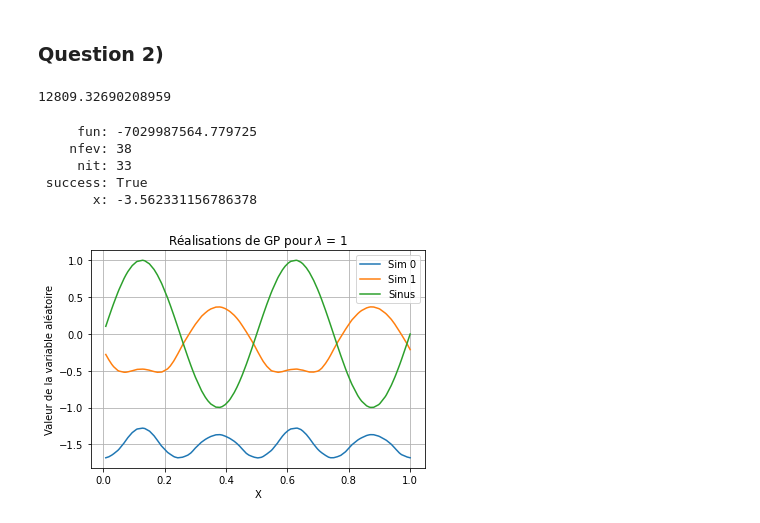
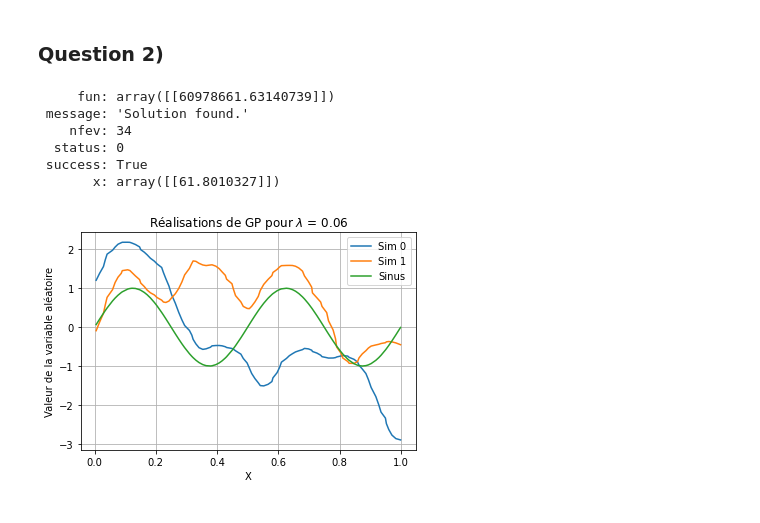
Before and after one commit to arthurviens/Estimation_GaussianProcess_MCMC_Project, a Jupyter notebook: prob2/pb2.ipynb, the cells around one changed output. Saved outputs shown, nothing was run; the diff lists cells and outputs as text; code cells hidden in the pictures.

```diff
--- a/prob2/pb2.ipynb
+++ b/prob2/pb2.ipynb
@@ -48,20 +48,38 @@ simulGP_gauss(X, 100, lbda)
 #X = np.linspace(0, 1, N)
 Z = np.sin(4 * np.pi * draw_uniform_in_intervals(N))
 #lbda=0.05
-# %%
-logf(lbda, X, Z, N)
-# %% [output]
-12809.32690208959
 # %%
-minimize_scalar(logf, args=(X, Z, N))
+minimize_scalar(neglikelihood, args=(X, Z), method="bounded", bounds=[1e-7, 100])
 # %% [output]
-     fun: -7029987564.779725
-    nfev: 38
-     nit: 33
+     fun: array([[60978661.63140739]])
+ message: 'Solution found.'
+    nfev: 34
+  status: 0
  success: True
-       x: -3.562331156786378
+       x: array([[61.8010327]])
+# %%
+def simulGP_sin(X, N, lbda):
+    X_random = draw_uniform_in_intervals(N)
+    Xsin = np.sin(4*np.pi*X_random)
+    sigma = sigmaKov(X, X, lbda)
+    L = np.linalg.cholesky(sigma)
+    #Lt = L.T
+    fig, ax = plt.subplots()
+    plt.xlabel("X")
+    plt.ylabel("Valeur de la variable aléatoire")
+    plt.title(r"Réalisations de GP pour $\lambda$ = " + str(lbda))
+    for i in range(2):
+        g = np.random.normal(size=N)
+
+        z = L @ g
+        #display(z.round(2))
+        ax.plot(X_random, z, label = f"Sim {i}")
+    ax.plot(X_random, Xsin, label = "Sinus")
+    plt.legend()
+    plt.grid()
+    plt.show()
 # %%
 #minimize_scalar(neglikelihood, args=(Z))
-simulGP_sin(X, N, 1)
+simulGP_sin(X, N, 0.06)
 # %% [output]
-[figure, old version]
+[figure, new version]
```
Also changed, not shown: parts of 1 cell of this notebook, 1 other file.
